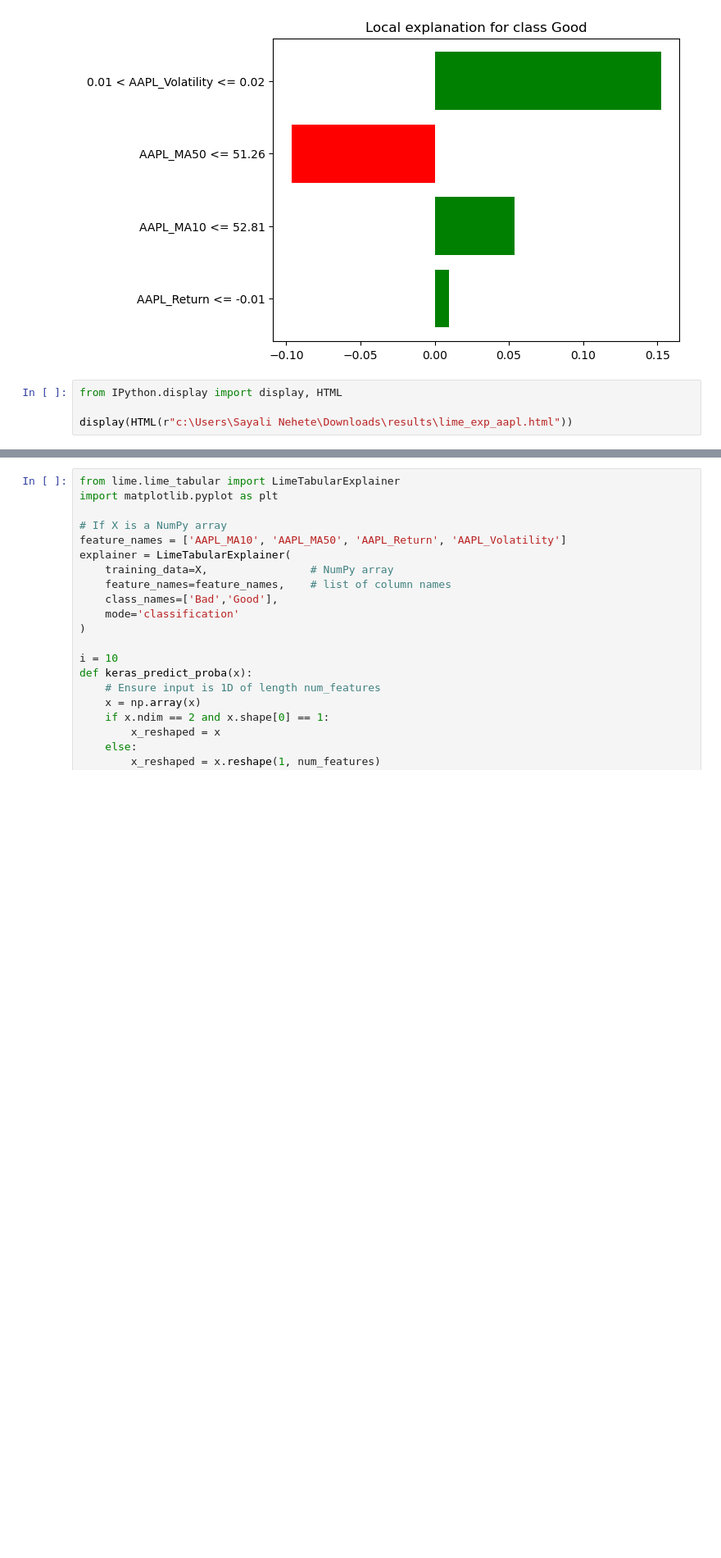
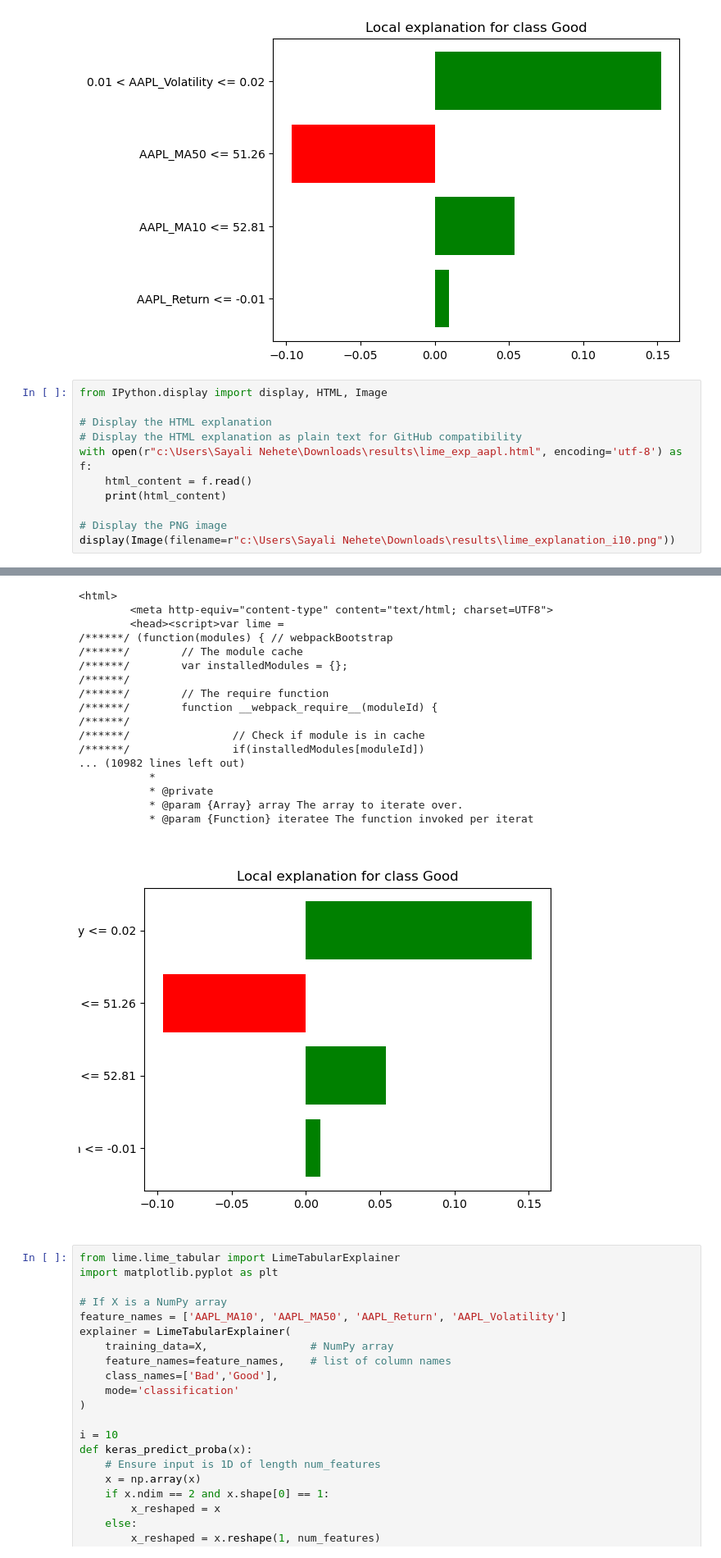
Before and after one commit to kunal-nehete/Stock_Screening_ML, a Jupyter notebook: Stock Screening.ipynb, the cells around one changed output, grey strips where cells are left out. Shown at 82% size. Drawn from its saved outputs; the diff is of its cells as text; blank space fills up the shorter version.

```diff
--- a/Stock Screening.ipynb
+++ b/Stock Screening.ipynb
@@ -201,7 +226,14 @@ print(exp.as_list())
 [('0.01 < AAPL_Volatility <= 0.02', 0.12716505141246473), ('AAPL_MA50 <= 51.26', -0.11743704643727096), ('AAPL_MA10 <= 52.81', 0.0508532093579743), ('AAPL_Return <= -0.01', 0.02663742739465476)]
 [figure]
 # %%
-from IPython.display import display, HTML
+from IPython.display import display, HTML, Image
 
-display(HTML(r"c:\Users\Sayali Nehete\Downloads\results\lime_exp_aapl.html"))
+# Display the HTML explanation
+# Display the HTML explanation as plain text for GitHub compatibility
+with open(r"c:\Users\Sayali Nehete\Downloads\results\lime_exp_aapl.html", encoding='utf-8') as f:
+    html_content = f.read()
+    print(html_content)
+
+# Display the PNG image
+display(Image(filename=r"c:\Users\Sayali Nehete\Downloads\results\lime_explanation_i10.png"))
 # %% [output]
@@ -209,3 +240,21 @@ display(HTML(r"c:\Users\Sayali Nehete\Downloads\results\lime_exp_aapl.html"))
+<html>
+        <meta http-equiv="content-type" content="text/html; charset=UTF8">
+        <head><script>var lime =
+/******/ (function(modules) { // webpackBootstrap
+/******/        // The module cache
+/******/        var installedModules = {};
+/******/
+/******/        // The require function
+/******/        function __webpack_require__(moduleId) {
+/******/
+/******/                // Check if module is in cache
+/******/                if(installedModules[moduleId])
+... (10982 lines left out)
+           *
+           * @private
+           * @param {Array} array The array to iterate over.
+           * @param {Function} iteratee The function invoked per iterat
+[figure, added]
 # %%
 from lime.lime_tabular import LimeTabularExplainer
 import matplotlib.pyplot as plt
```
Also changed, not shown: parts of 9 cells of this notebook.
